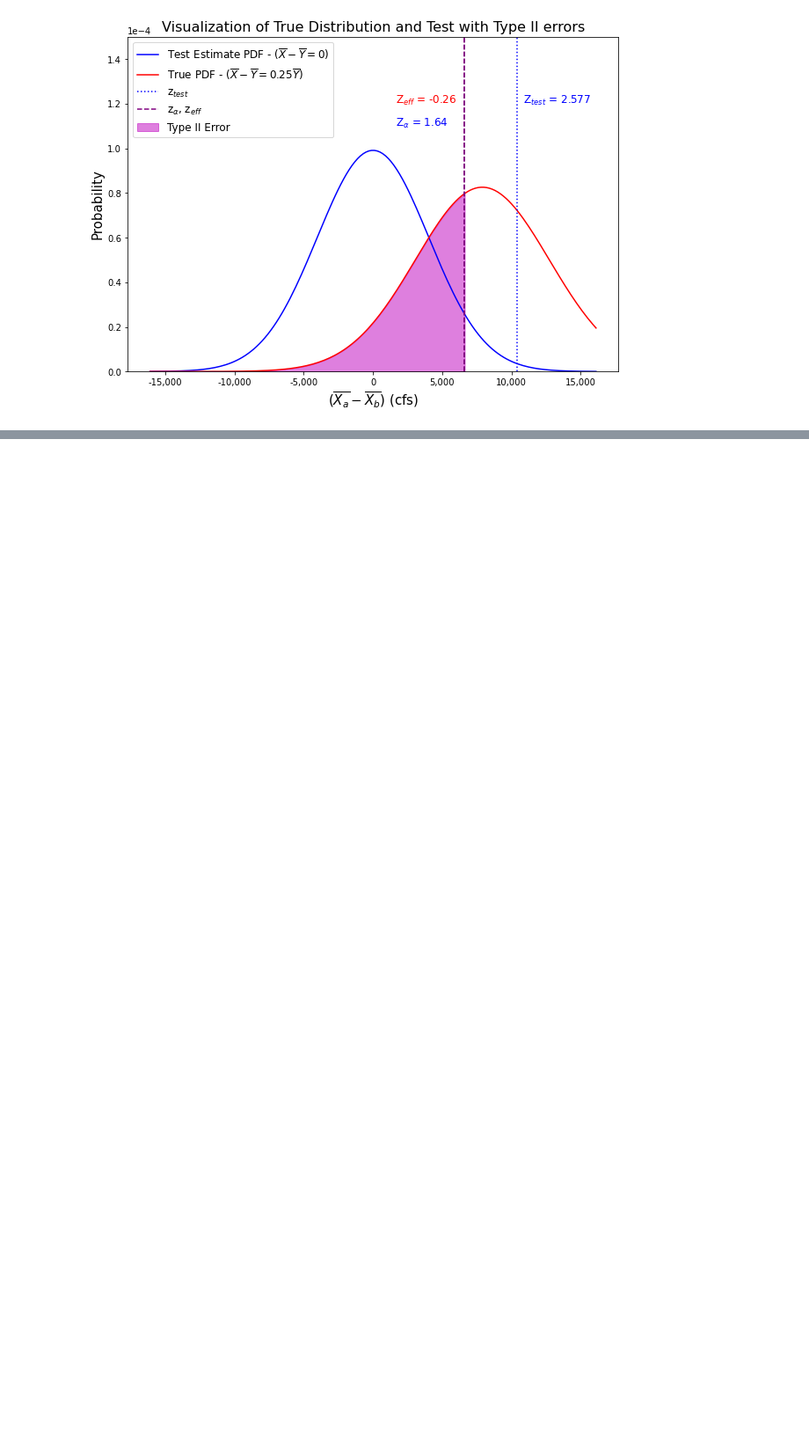
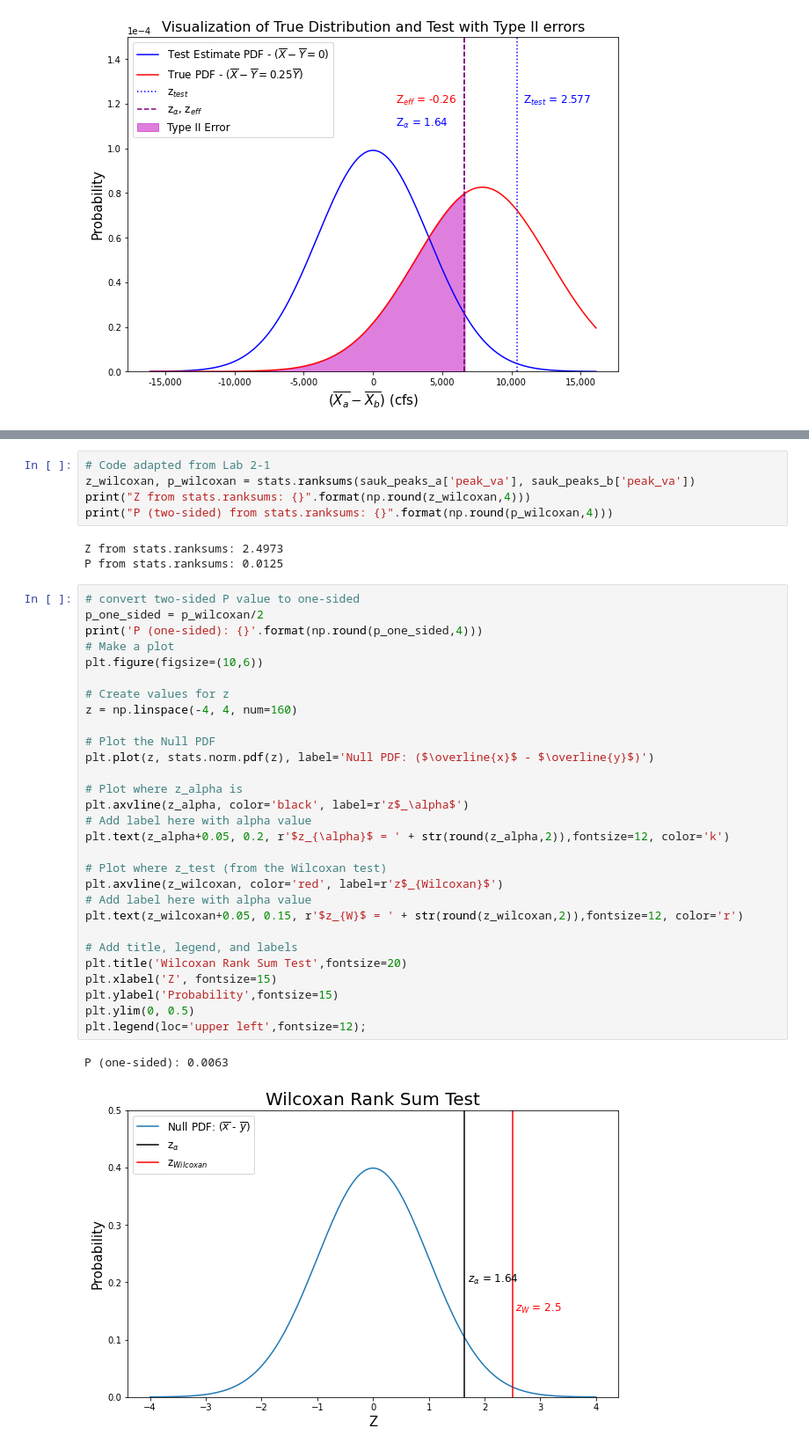
Before and after one commit to dlhogan97/CEWA565, a Jupyter notebook: Week-2/HW-2/HW-2-dlhogan.ipynb, the cells around one changed output, grey strips where cells are left out. Shown at 88% size. Cells and saved outputs as stored; diff of their text form; blank space fills up the shorter version.

```diff
--- a/Week-2/HW-2/HW-2-dlhogan.ipynb
+++ b/Week-2/HW-2/HW-2-dlhogan.ipynb
@@ -422,0 +450,40 @@ Power: 0.6038
+# %%
+# Code adapted from Lab 2-1
+z_wilcoxan, p_wilcoxan = stats.ranksums(sauk_peaks_a['peak_va'], sauk_peaks_b['peak_va'])
+print("Z from stats.ranksums: {}".format(np.round(z_wilcoxan,4)))
+print("P (two-sided) from stats.ranksums: {}".format(np.round(p_wilcoxan,4)))
+# %% [output]
+Z from stats.ranksums: 2.4973
+P from stats.ranksums: 0.0125
+# %%
+# convert two-sided P value to one-sided
+p_one_sided = p_wilcoxan/2
+print('P (one-sided): {}'.format(np.round(p_one_sided,4)))
+# Make a plot
+plt.figure(figsize=(10,6))
+
+# Create values for z
+z = np.linspace(-4, 4, num=160)
+
+# Plot the Null PDF
+plt.plot(z, stats.norm.pdf(z), label='Null PDF: ($\overline{x}$ - $\overline{y}$)')
+
+# Plot where z_alpha is
+plt.axvline(z_alpha, color='black', label=r'z$_\alpha$')
+# Add label here with alpha value
+plt.text(z_alpha+0.05, 0.2, r'$z_{\alpha}$ = ' + str(round(z_alpha,2)),fontsize=12, color='k')
+
+# Plot where z_test (from the Wilcoxan test)
+plt.axvline(z_wilcoxan, color='red', label=r'z$_{Wilcoxan}$')
+# Add label here with alpha value
+plt.text(z_wilcoxan+0.05, 0.15, r'$z_{W}$ = ' + str(round(z_wilcoxan,2)),fontsize=12, color='r')
+
+# Add title, legend, and labels
+plt.title('Wilcoxan Rank Sum Test',fontsize=20)
+plt.xlabel('Z', fontsize=15)
+plt.ylabel('Probability',fontsize=15)
+plt.ylim(0, 0.5)
+plt.legend(loc='upper left',fontsize=12);
+# %% [output]
+P (one-sided): 0.0063
+[figure, added]
```
Also changed, not shown: parts of 10 cells of this notebook.
